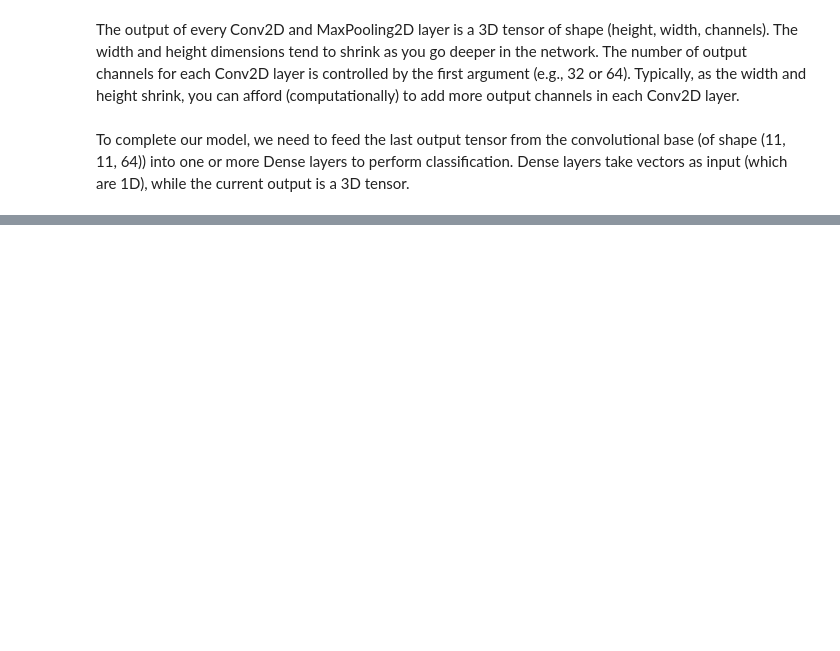
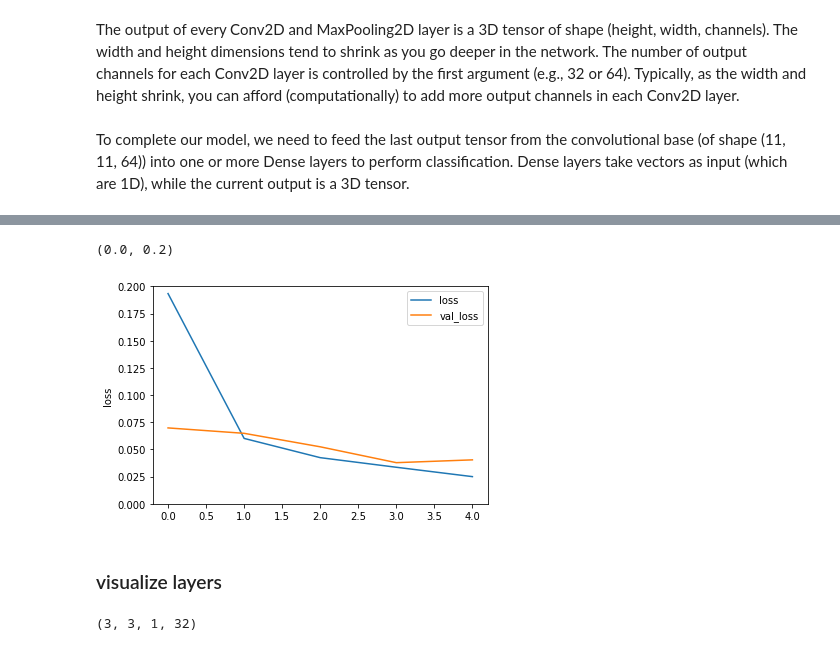
Before and after one commit to Amirosimani/Machine_Learning_Pratt, a Jupyter notebook: labs/lab_10.ipynb, the cells around one changed output, grey strips where cells are left out. Cells and saved outputs as stored; diff of their text form; code cells hidden in the pictures; blank space fills up the shorter version.

```diff
--- a/labs/lab_10.ipynb
+++ b/labs/lab_10.ipynb
@@ -168,10 +117,9 @@ x_train_reshaped.shape, x_train.shape
 # %%
 from tensorflow.keras.utils import to_categorical
 
-
 # one hot encode target values
-y_train_encoded = to_categorical(y_train)
-y_test_encoded = to_categorical(y_test)
+y_train_encoded = to_categorical(y_train, 10)
+y_test_encoded = to_categorical(y_test, 10)
 # %%
 # Create the convolutional base
 
@@ -315,0 +226,10 @@ NameError: name 'layer' is not defined
+# %%
+# summarize history for loss
+df_result[['loss', 'val_loss']].plot()
+plt.ylabel("loss")
+plt.ylim(0, 0.2)
+# %% [output]
+(0.0, 0.2)
+[figure, added]
+# %% [markdown]
+### visualize layers
@@ -315,0 +240,4 @@ NameError: name 'layer' is not defined
+# %%
+weights.shape
+# %% [output]
+(3, 3, 1, 32)
```
Also changed, not shown: parts of 31 cells of this notebook, 1 other file.
